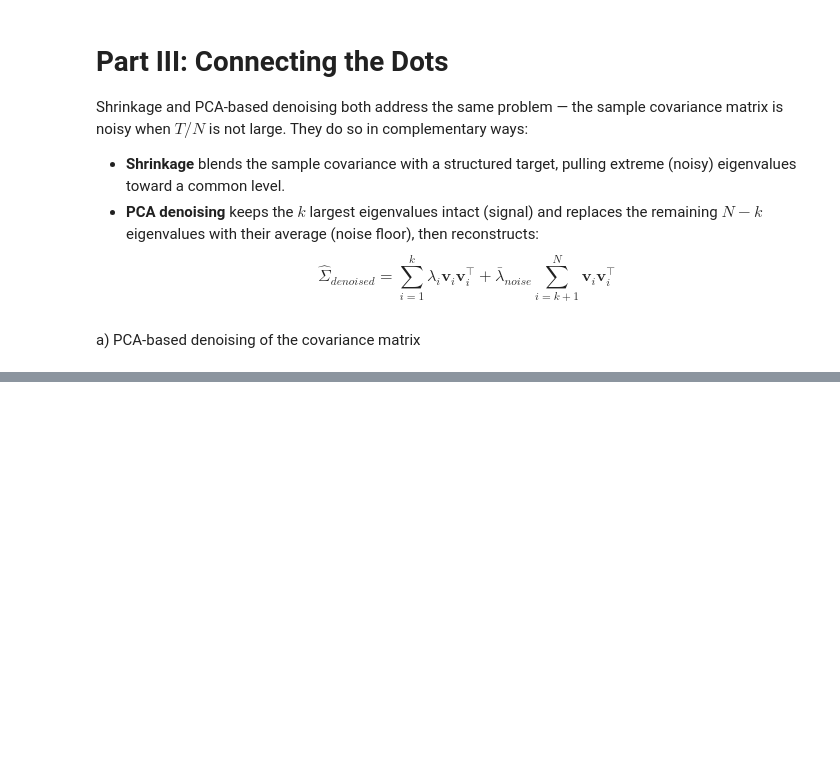
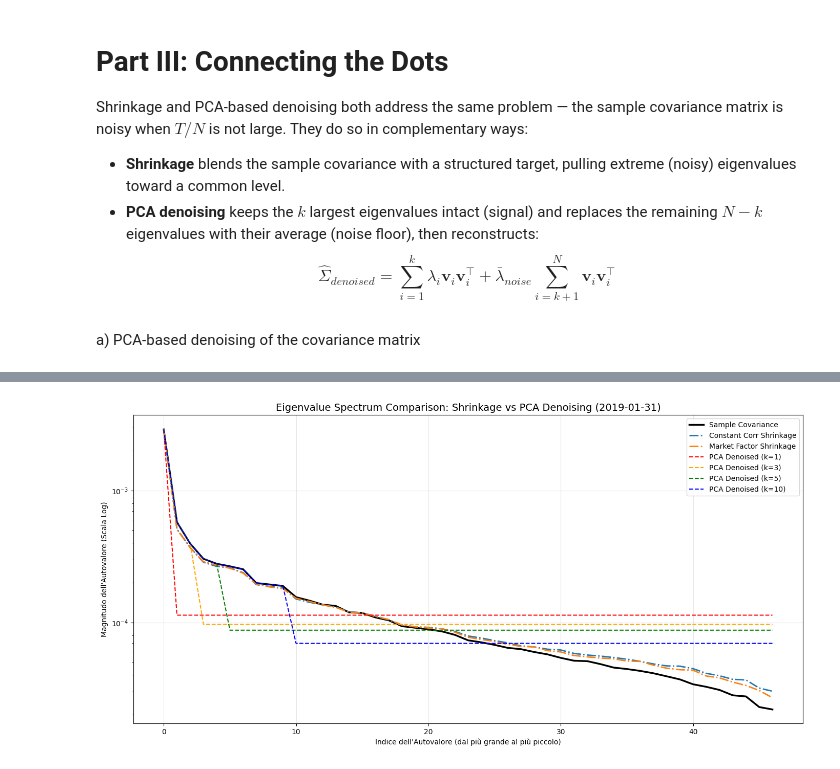
Before and after one commit to GabrielDelhay/FinEng_group6_2, a Jupyter notebook: assignment3_RM/ex3_notebook.ipynb, the cells around one changed output, grey strips where cells are left out. Cells and saved outputs as stored; diff of their text form; code cells hidden in the pictures; blank space fills up the shorter version.

```diff
--- a/assignment3_RM/ex3_notebook.ipynb
+++ b/assignment3_RM/ex3_notebook.ipynb
@@ -959,0 +992,66 @@ Text(0.5, 1.0, 'Eigenvalue spectrum')
+# %%
+import numpy as np
+import matplotlib.pyplot as plt
+
+# 1. Definisci la data richiesta dall'Assignment
+target_date = pd.to_datetime("2019-01-31").date()
+
+# Verifica che la data sia presente nei dizionari dei risultati precedenti
+if target_date in constant_corr_results and target_date in mkt_factor_results:
+
+    # 2. Recupera le matrici di covarianza salvate in precedenza
+    sample_cov = constant_corr_results[target_date]["sample_cov"].values
+    const_corr_cov = constant_corr_results[target_date]["shrunk_cov"].values
+    mkt_factor_cov = mkt_factor_results[target_date]["shrunk_cov"].values
+
+    # Funzione di supporto per estrarre e ordinare gli autovalori in ordine decrescente
+    def get_sorted_eigenvalues(matrix):
+        evals, _ = np.linalg.eigh(matrix)
+        # np.linalg.eigh restituisce gli autovalori in ordine crescente, quindi li ribaltiamo [::-1]
+        return np.sort(evals)[::-1]
+
+    # 3. Calcola gli autovalori per le matrici campionaria e di shrinkage
+    evals_sample = get_sorted_eigenvalues(sample_cov)
+    evals_const = get_sorted_eigenvalues(const_corr_cov)
+    evals_mkt = get_sorted_eigenvalues(mkt_factor_cov)
+
+    # 4. Applica il PCA Denoising variando il numero di componenti "segnale" (k)
+    k_values = [1, 3, 5, 10]
+    pca_denoised_evals = {}
+
+    for k in k_values:
+        # Crea una copia degli autovalori campionari originali
+        evals_denoised = evals_sample.copy()
+        # Calcola la media degli autovalori "rumore" (dall'indice k in poi)
+        noise_mean = np.mean(evals_denoised[k:])
+        # Sostituisci l'intera coda con il "noise floor" (la media calcolata)
+        evals_denoised[k:] = noise_mean
+        pca_denoised_evals[k] = evals_denoised
+
+    # --- VISUALIZZAZIONE ---
+    plt.figure(figsize=(14, 7))
+
+    # Plotta gli spettri originali e shrinkage
+    plt.plot(evals_sample, label="Sample Covariance", color="black", linewidth=2.5)
+    plt.plot(evals_const, label="Constant Corr Shrinkage", linestyle="-.", linewidth=2)
+    plt.plot(evals_mkt, label="Market Factor Shrinkage", linestyle="-.", linewidth=2)
+
+    # Plotta i risultati del PCA Denoising variando k
+    colors = ['red', 'orange', 'green', 'blue']
+    for i, k in enumerate(k_values):
+        plt.plot(pca_denoised_evals[k], label=f"PCA Denoised (k={k})", linestyle="--", color=colors[i])
+
+    # Utilizziamo la scala logaritmica perché la PC1 è enormemente più grande del rumore di fondo
+    plt.yscale("log")
+    plt.xlabel("Indice dell'Autovalore (dal più grande al più piccolo)")
+    plt.ylabel("Magnitudo dell'Autovalore (Scala Log)")
+    plt.title(f"Eigenvalue Spectrum Comparison: Shrinkage vs PCA Denoising ({target_date})", fontsize=14)
+    plt.legend()
+    plt.grid(alpha=0.3)
+    plt.tight_layout()
+    plt.show()
+
+else:
+    print(f"Attenzione: i risultati per la data {target_date} non sono presenti nei dizionari.")
+# %% [output]
+[figure, added]
```
Also changed, not shown: parts of 6 cells of this notebook.
